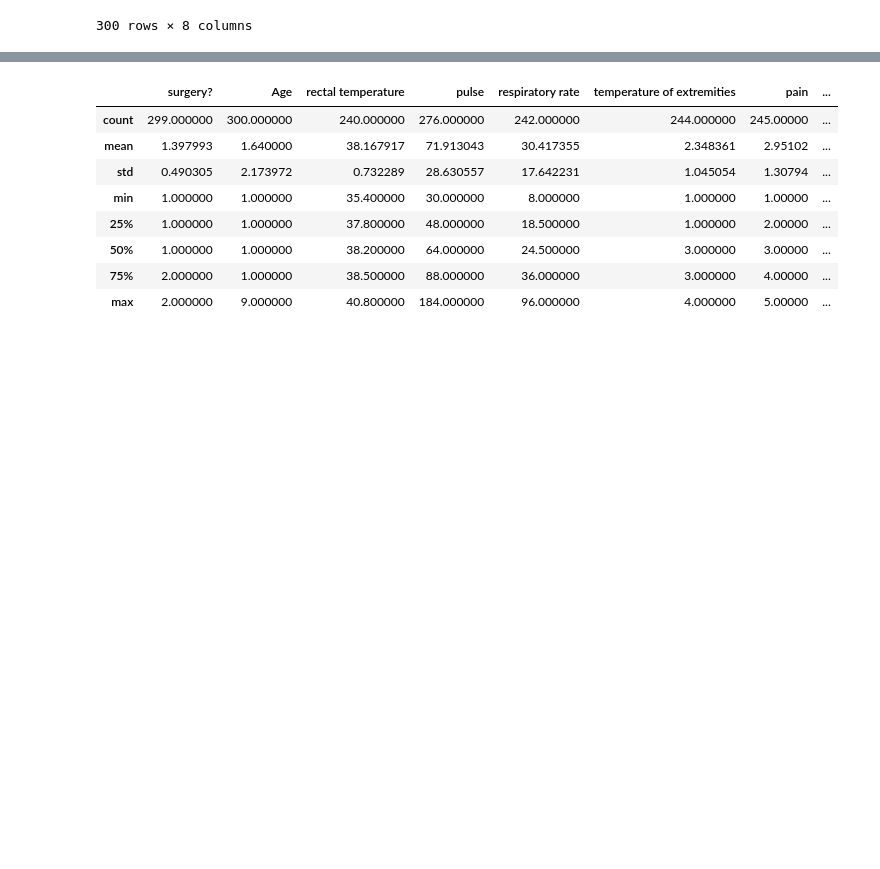
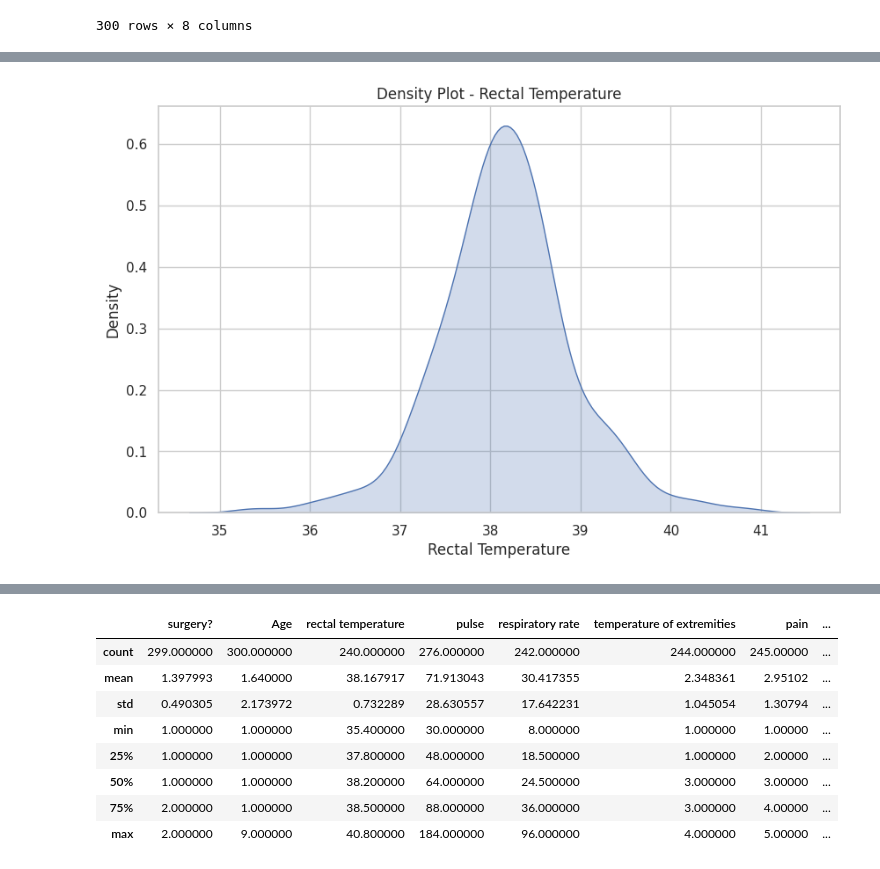
Before and after one commit to stefkong1982/-, a Jupyter notebook: Статистика в Python/Лекция Базовые понятия статистики/ДЗ_Кондратьев_STPY-48_к лекции Базовые понятия статистики.ipynb, the cells around one changed output, grey strips where cells are left out. Drawn from its saved outputs; the diff is of its cells as text; code cells hidden in the pictures; blank space fills up the shorter version.

```diff
--- a/Статистика в Python/Лекция Базовые понятия статистики/ДЗ_Кондратьев_STPY-48_к лекции Базовые понятия статистики.ipynb
+++ b/Статистика в Python/Лекция Базовые понятия статистики/ДЗ_Кондратьев_STPY-48_к лекции Базовые понятия статистики.ipynb
@@ -49,0 +253,12 @@ data
+# %%
+sns.set(style="whitegrid")
+plt.figure(figsize=(10, 6))
+
+sns.kdeplot(data=data, x='rectal temperature', fill=True)
+
+plt.title("Density Plot - Rectal Temperature")
+plt.xlabel("Rectal Temperature")
+
+plt.show()
+# %% [output]
+[figure, added]
```
Also changed, not shown: parts of 17 cells of this notebook.
